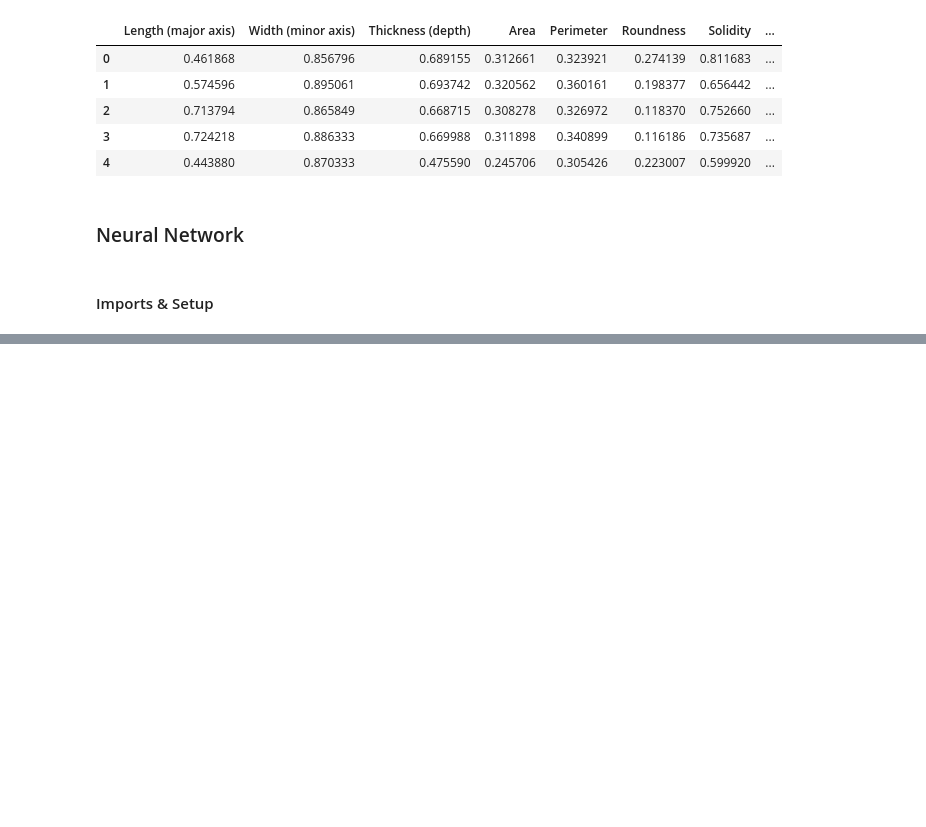
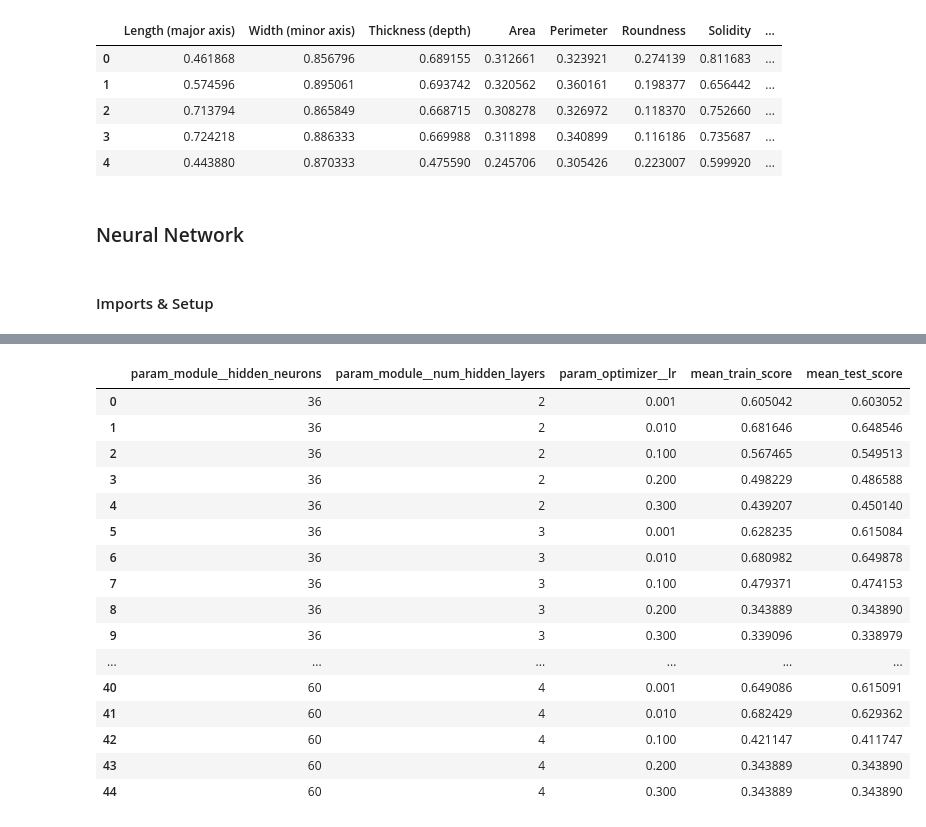
Before and after one commit to DvZ02/Almond_Classifier, a Jupyter notebook: almond_classifier.ipynb, the cells around one changed output, grey strips where cells are left out. Cells and saved outputs as stored; diff of their text form; code cells hidden in the pictures; blank space fills up the shorter version.

Commit message:
Grid Search

```diff
--- a/almond_classifier.ipynb
+++ b/almond_classifier.ipynb
@@ -431,0 +426,51 @@ NN Testing Accuracy: 0.6648841354723708
+# %%
+# def hp_optimiser(model, param_grid, train, train_exp):
+#     grid = GridSearchCV(estimator=model, param_grid=param_grid, n_jobs=1, cv=3)
+#     result = grid.fit(train, train_exp)
+#     return result.best_score_, result.best_params_
+#Number of Neurons
+#Activation Function?
+#Learning Rate
+#Epochs
+model = NeuralNetClassifier(
+    module=AlmondClassifier,
+    criterion=nn.CrossEntropyLoss,
+    optimizer=torch.optim.Adam,
+    max_epochs=500,
+)
+
+
+param_grid = {
+    'optimizer__lr': [0.001, 0.01, 0.1, 0.2, 0.3],
+    'module__hidden_neurons': [36,48,60],
+    'module__num_hidden_layers': [2,3,4]
+}
+grid = GridSearchCV(estimator=model, param_grid=param_grid, n_jobs=-1, cv=10, scoring='accuracy', return_train_score=True)
+grid
+# X_optim = torch.FloatTensor(X)
+# y_optim = torch.LongTensor(y)
+
+grid_result = grid.fit(X_train, y_train)
+print(f'Best Accuracy: {grid_result.best_score_}')
+print(f'Best Params: {grid_result.best_params_}')
+# %%
+df = pd.DataFrame(grid_result.cv_results_)
+df[['param_module__hidden_neurons', 'param_module__num_hidden_layers', 'param_optimizer__lr', 'mean_train_score','mean_test_score']]
+# %% [output]
+|  | param_module__hidden_neurons | param_module__num_hidden_layers | param_optimizer__lr | mean_train_score | mean_test_score |
+| 0 | 36 | 2 | 0.001 | 0.605042 | 0.603052 |
+| 1 | 36 | 2 | 0.010 | 0.681646 | 0.648546 |
+| 2 | 36 | 2 | 0.100 | 0.567465 | 0.549513 |
+| 3 | 36 | 2 | 0.200 | 0.498229 | 0.486588 |
+| 4 | 36 | 2 | 0.300 | 0.439207 | 0.450140 |
+| 5 | 36 | 3 | 0.001 | 0.628235 | 0.615084 |
+| 6 | 36 | 3 | 0.010 | 0.680982 | 0.649878 |
+| 7 | 36 | 3 | 0.100 | 0.479371 | 0.474153 |
+| 8 | 36 | 3 | 0.200 | 0.343889 | 0.343890 |
+| 9 | 36 | 3 | 0.300 | 0.339096 | 0.338979 |
+| ... | ... | ... | ... | ... | ... |
+| 40 | 60 | 4 | 0.001 | 0.649086 | 0.615091 |
+| 41 | 60 | 4 | 0.010 | 0.682429 | 0.629362 |
+| 42 | 60 | 4 | 0.100 | 0.421147 | 0.411747 |
+| 43 | 60 | 4 | 0.200 | 0.343889 | 0.343890 |
+| 44 | 60 | 4 | 0.300 | 0.343889 | 0.343890 |
```
Also changed, not shown: parts of 5 cells of this notebook.
